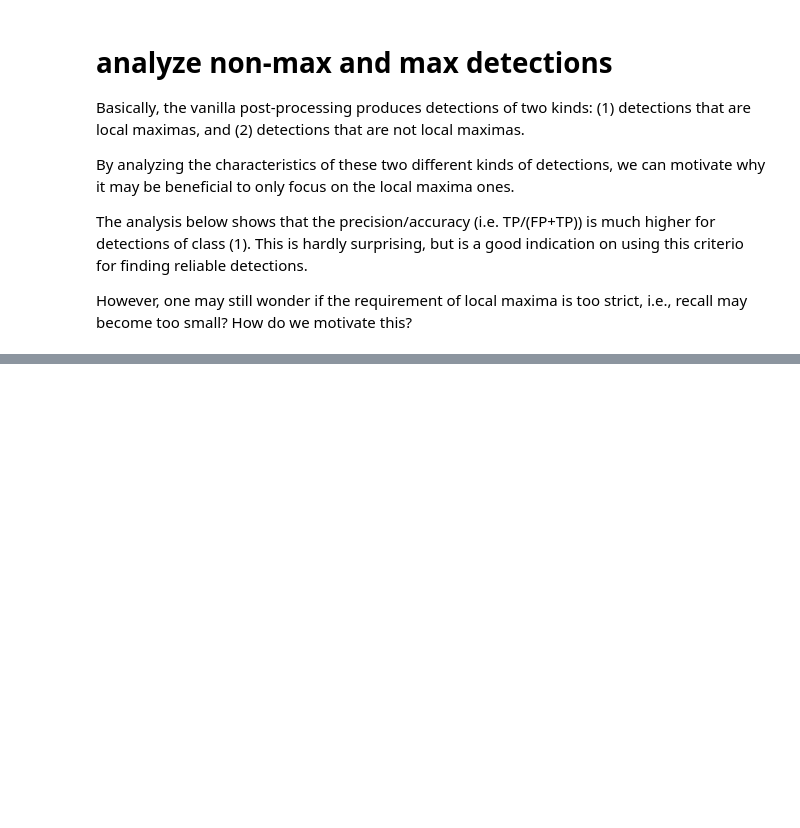
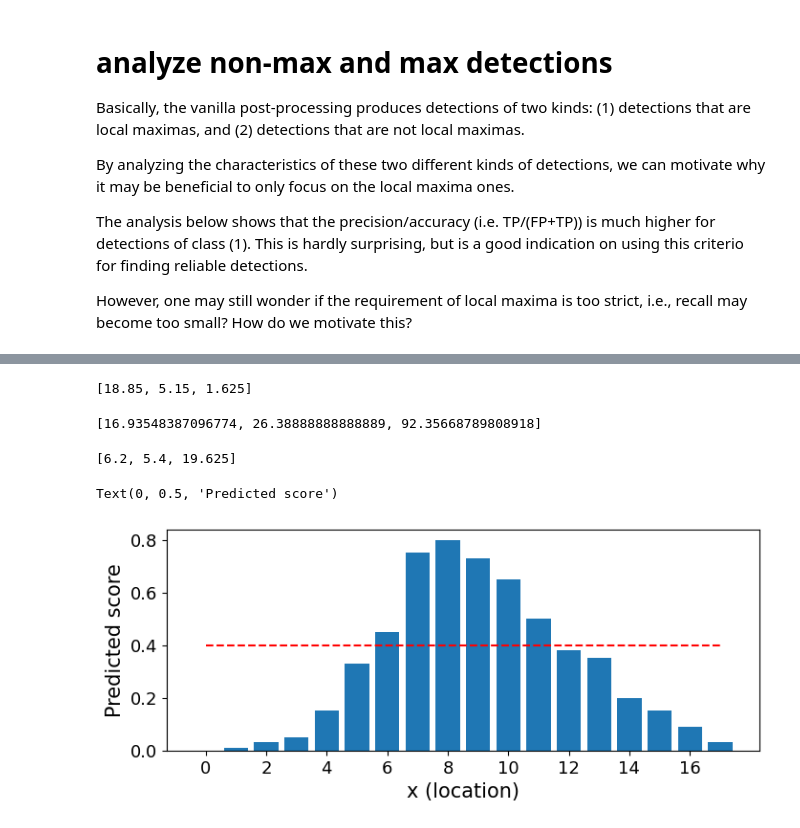
Before and after one commit to ErikBrorsson/MVDet, a Jupyter notebook: pred_viz.ipynb, the cells around one changed output, grey strips where cells are left out. Cells and saved outputs as stored; diff of their text form; code cells hidden in the pictures; blank space fills up the shorter version.

```diff
--- a/pred_viz.ipynb
+++ b/pred_viz.ipynb
@@ -1413,0 +1506,13 @@ recall, precision, MODA, MODP
+# %%
+
+[x / 40 for x in acc_list_count]
+# %% [output]
+[18.85, 5.15, 1.625]
+# %%
+acc_list_max
+# %% [output]
+[16.93548387096774, 26.38888888888889, 92.35668789808918]
+# %%
+[x / 40 for x in acc_list_max_count]
+# %% [output]
+[6.2, 5.4, 19.625]
@@ -1413,0 +1522,17 @@ recall, precision, MODA, MODP
+# %%
+
+y = np.array([0.0, 0.01, 0.03, 0.05, 0.15, 0.33, 0.45, 0.75, 0.8, 0.73, 0.65, 0.5,0.38, 0.35, 0.2, 0.15, 0.09, 0.03])
+x = np.arange(len(y))
+# %%
+plt.figure(figsize=(8,3))
+plt.bar(x, y)
+plt.xticks(np.arange(0, 17, 2), fontsize=13)
+plt.yticks(fontsize=13)
+plt.hlines(0.4, np.min(x), np.max(x), linestyles="dashed", colors=(1.0, 0., 0.))
+# plt.hlines(0.3, np.min(x), np.max(x), linestyles="dashed", colors=(1.0, 0., 0.))
+plt.xlabel("x (location)", fontsize=15)
+plt.ylabel("Predicted score", fontsize=15)
+# plt.xticks(fontsize=15)
+# %% [output]
+Text(0, 0.5, 'Predicted score')
+[figure, added]
```
Also changed, not shown: parts of 27 cells of this notebook, 5 other files.
